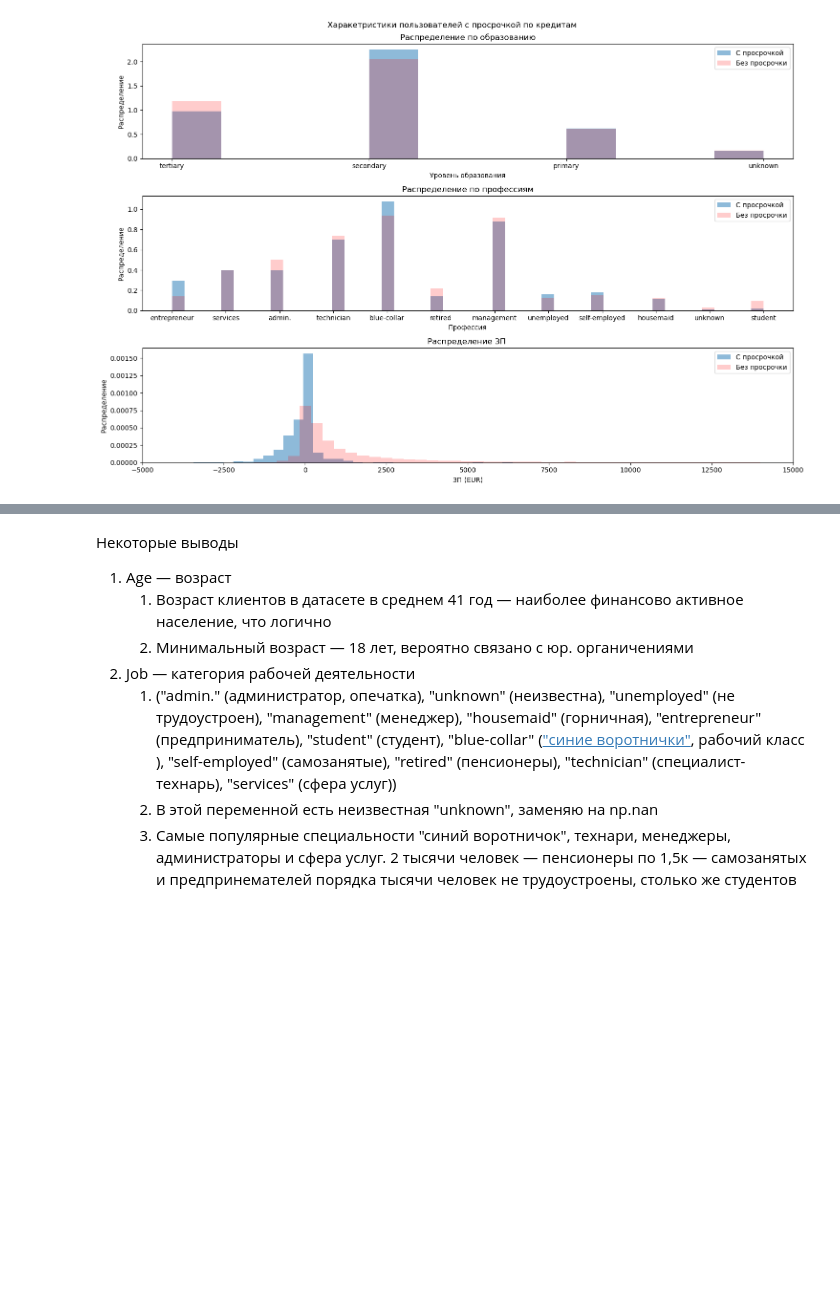
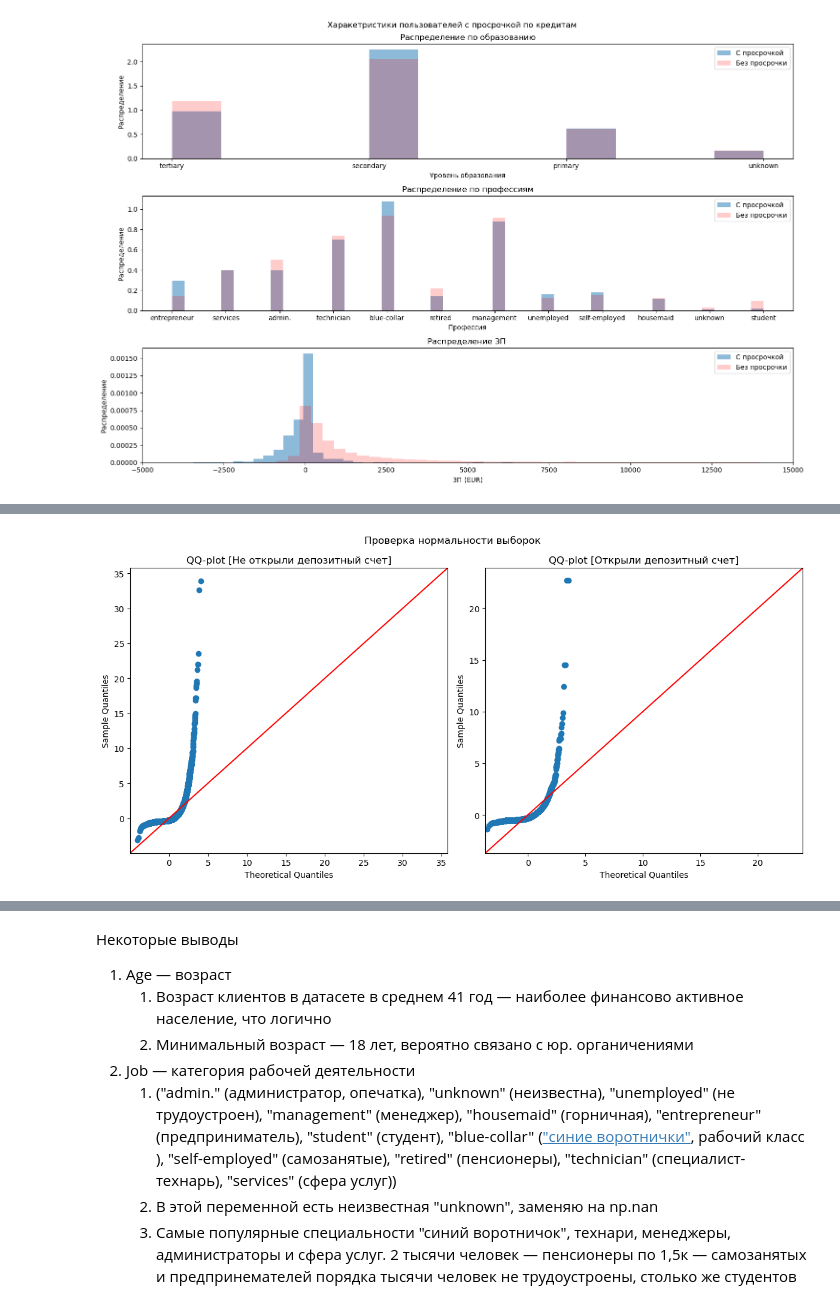
Before and after one commit to PieceOfBulka/gp_4, a Jupyter notebook: part_2.ipynb, the cells around one changed output, grey strips where cells are left out. Cells and saved outputs as stored; diff of their text form; code cells hidden in the pictures; blank space fills up the shorter version.

```diff
--- a/part_2.ipynb
+++ b/part_2.ipynb
@@ -131,0 +160,18 @@ plt.show()
+# %%
+X_0 = df[df['y'] == 'no']['balance']
+X_1 = df[df['y'] == 'yes']['balance']
+# %%
+from statsmodels.api import qqplot
+from scipy.stats import norm
+
+fig, axs = plt.subplots(1, 2, figsize=(12, 6))
+
+qqplot(X_0, norm, line='45', fit=True, ax=axs[0])
+axs[0].set_title('QQ-plot [Не открыли депозитный счет]')
+qqplot(X_1, norm, line='45', fit=True, ax=axs[1])
+axs[1].set_title('QQ-plot [Открыли депозитный счет]')
+fig.suptitle('Проверка нормальности выборок')
+
+plt.tight_layout()
+# %% [output]
+[figure, added]
```
Also changed, not shown: parts of 10 cells of this notebook.
